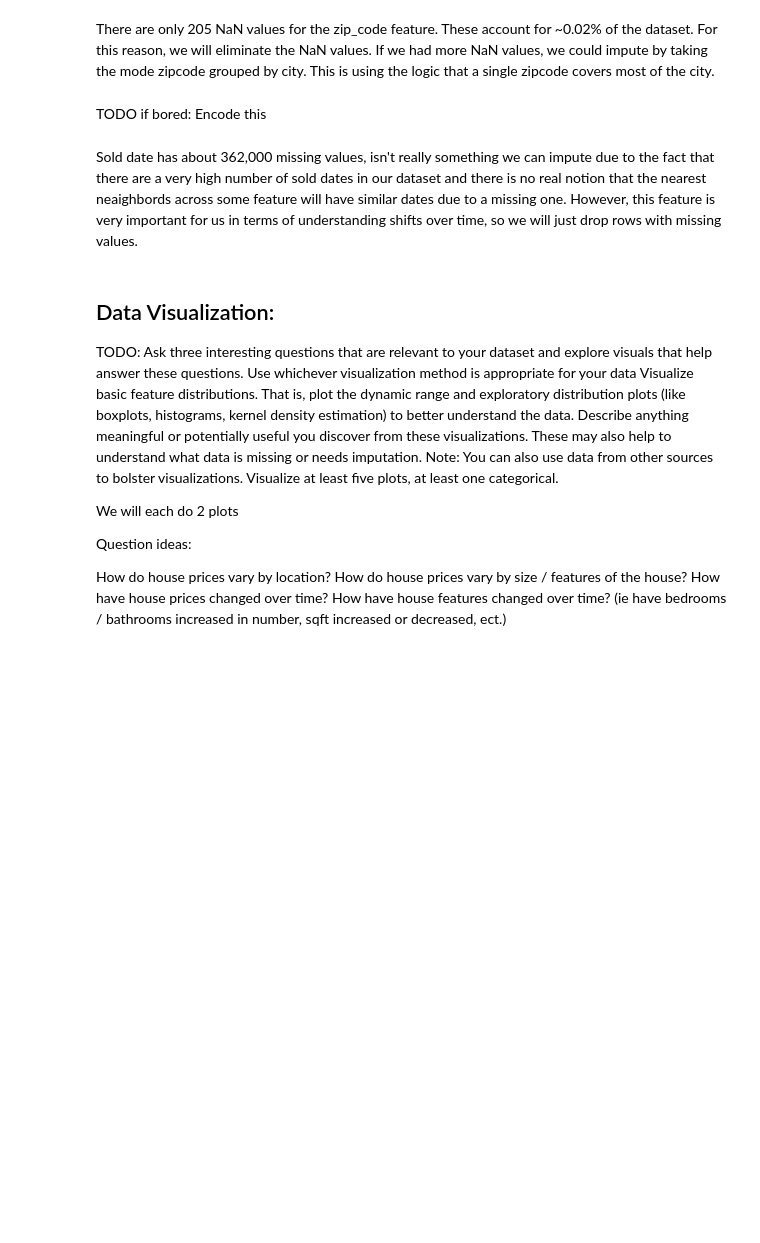
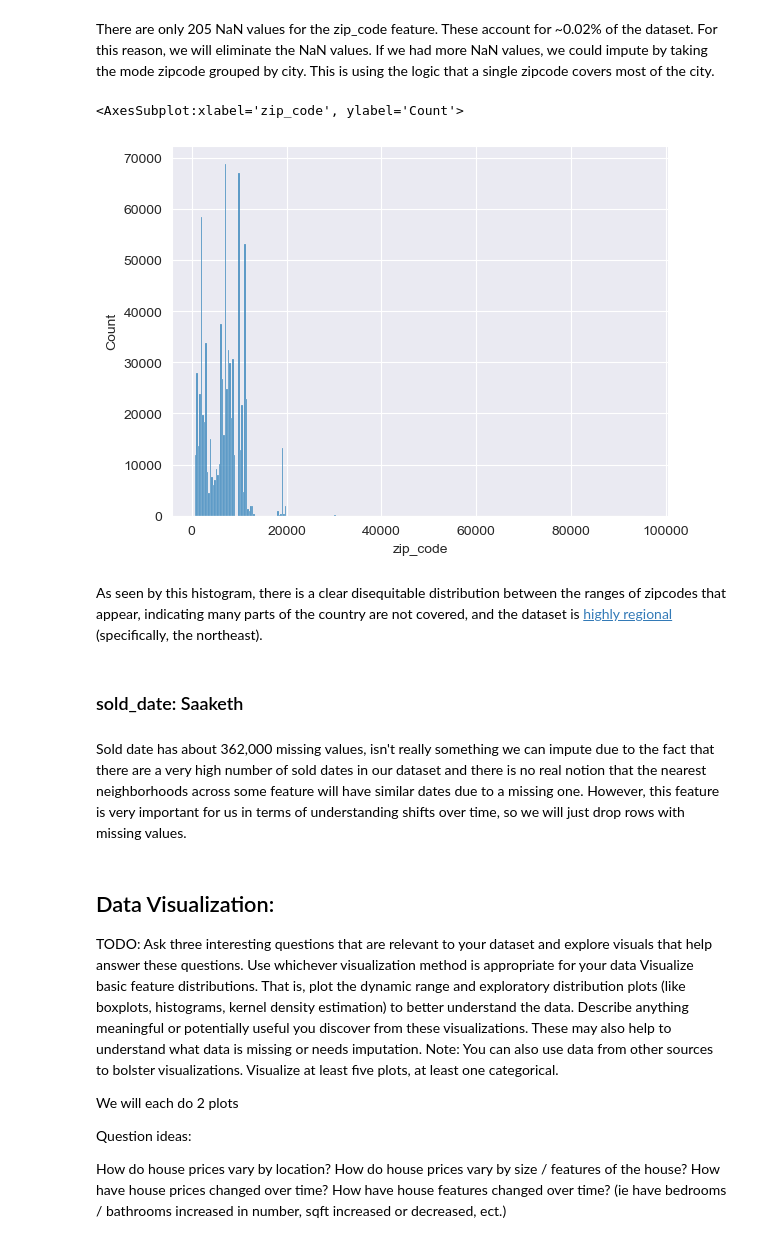
Before and after one commit to saakethkoka/Real-Estate-EDA, a Jupyter notebook: eda.ipynb, the cells around one changed output. Cells and saved outputs as stored; diff of their text form; code cells hidden in the pictures; blank space fills up the shorter version.

```diff
--- a/eda.ipynb
+++ b/eda.ipynb
@@ -220,10 +248,17 @@ df.zip_code.isna().sum(), (df.zip_code.isna().sum()*100)/len(df)
 There are only 205 NaN values for the zip_code feature. These account for ~0.02% of the dataset. For this reason, we will eliminate the NaN values. If we had more NaN values, we could impute by taking the mode zipcode grouped by city. This is using the logic that a single zipcode covers most of the city.
 # %%
 df.dropna(subset=["zip_code"], inplace=True)
-# %% [markdown]
-TODO if bored: Encode this
+# %%
+sns.histplot(data=df, x="zip_code", bins=300)
+# %% [output]
+<AxesSubplot:xlabel='zip_code', ylabel='Count'>
+[figure, added]
+# %% [markdown]
+As seen by this histogram, there is a clear disequitable distribution between the ranges of zipcodes that appear, indicating many parts of the country are not covered, and the dataset is [highly regional](https://upload.wikimedia.org/wikipedia/commons/2/24/ZIP_Code_zones.svg)  (specifically, the northeast).
+# %% [markdown]
+### sold_date: Saaketh
 # %% [markdown]
-Sold date has about 362,000 missing values, isn't really something we can impute due to the fact that there are a very high number of sold dates in our dataset and there is no real notion that the nearest neaighbords across some feature will have similar dates due to a missing one. However, this feature is very important for us in terms of understanding shifts over time, so we will just drop rows with missing values.
+Sold date has about 362,000 missing values, isn't really something we can impute due to the fact that there are a very high number of sold dates in our dataset and there is no real notion that the nearest neighborhoods across some feature will have similar dates due to a missing one. However, this feature is very important for us in terms of understanding shifts over time, so we will just drop rows with missing values.
 # %%
 df["sold_date"] = pd.to_datetime(df["sold_date"])
 df.sold_date.isna().sum()
```
Also changed, not shown: parts of 34 cells of this notebook.
